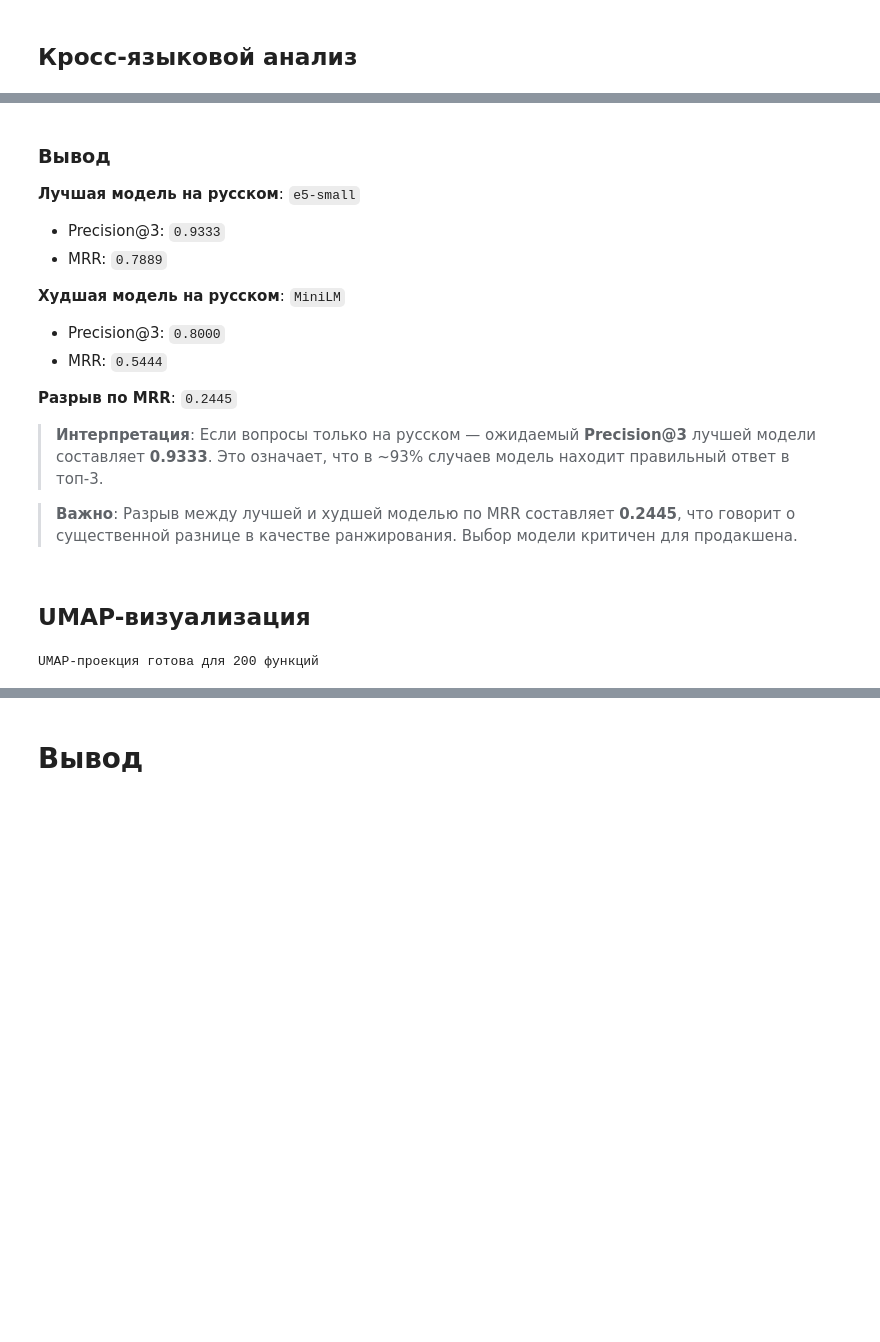
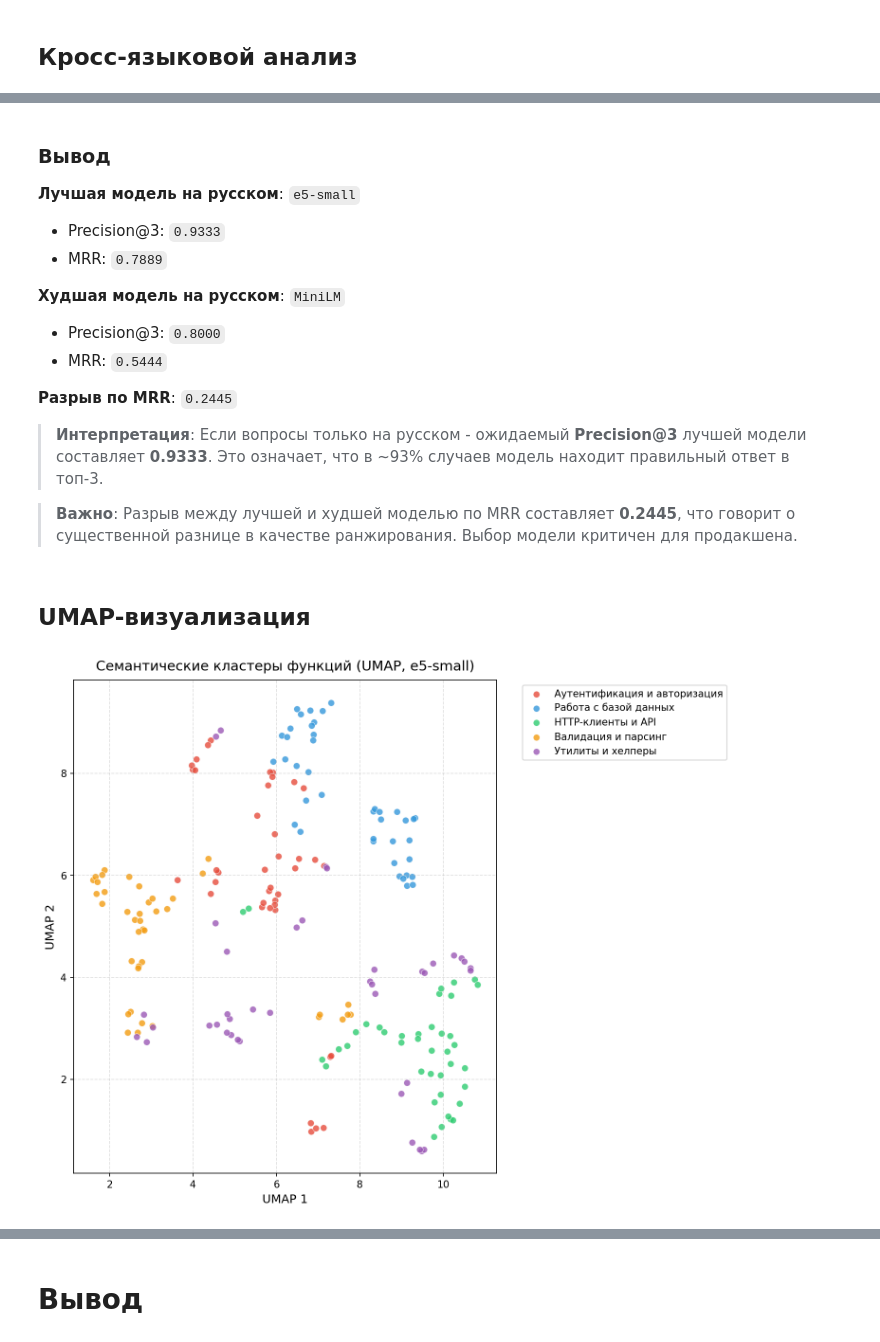
Before and after one commit to Eugeniouo/semantic-search-case, a Jupyter notebook: final_notebook.ipynb, the cells around one changed output, grey strips where cells are left out. Cells and saved outputs as stored; diff of their text form; code cells hidden in the pictures; blank space fills up the shorter version.

```diff
--- a/final_notebook.ipynb
+++ b/final_notebook.ipynb
@@ -783,31 +250,17 @@ CSV сохранён в C:\CPP\semantic-search-case\outputs\language_comparison.
 
 **Разрыв по MRR**: `0.2445`
 
-> **Интерпретация**: Если вопросы только на русском — ожидаемый **Precision@3** лучшей модели составляет **0.9333**. Это означает, что в ~93% случаев модель находит правильный ответ в топ-3.
+> **Интерпретация**: Если вопросы только на русском - ожидаемый **Precision@3** лучшей модели составляет **0.9333**. Это означает, что в ~93% случаев модель находит правильный ответ в топ-3.
 
 > **Важно**: Разрыв между лучшей и худшей моделью по MRR составляет **0.2445**, что говорит о существенной разнице в качестве ранжирования. Выбор модели критичен для продакшена.
 # %% [markdown]
 ## UMAP-визуализация ##
 # %%
-BEST_MODEL_NAME = "intfloat/multilingual-e5-small"
+display(Image(
+    filename=str(OUTPUTS_DIR / "umap_static.png"),
+    width=850
+))
 
-best_embeddings = load_embeddings(get_cache_path(BEST_MODEL_NAME))
-
-reducer = umap.UMAP(n_neighbors=6, min_dist=0.2, random_state=42)
-projection = reducer.fit_transform(best_embeddings)
-
-df_viz = pd.DataFrame({
-    "x": projection[:, 0],
-    "y": projection[:, 1],
-    "name": [r["function_name"] for r in corpus],
-    "description": [r["description"] for r in corpus],
-    "language": [r["language"] for r in corpus],
-    "category": [r["category"] for r in corpus],
-})
-
-df_viz["category_label"] = df_viz["category"].map(lambda k: categories.get(k, {}).get("label", "Unknown"))
-df_viz["category_color"] = df_viz["category"].map(lambda k: categories.get(k, {}).get("color", "#cccccc"))
-
-print(f"UMAP-проекция готова для {len(df_viz)} функций")
+display(IFrame(src=str(OUTPUTS_DIR / "umap_interactive.html"), width="100%", height=650))
 # %% [output]
-UMAP-проекция готова для 200 функций
+[figure, added]
```
Also changed, not shown: parts of 11 cells of this notebook.
